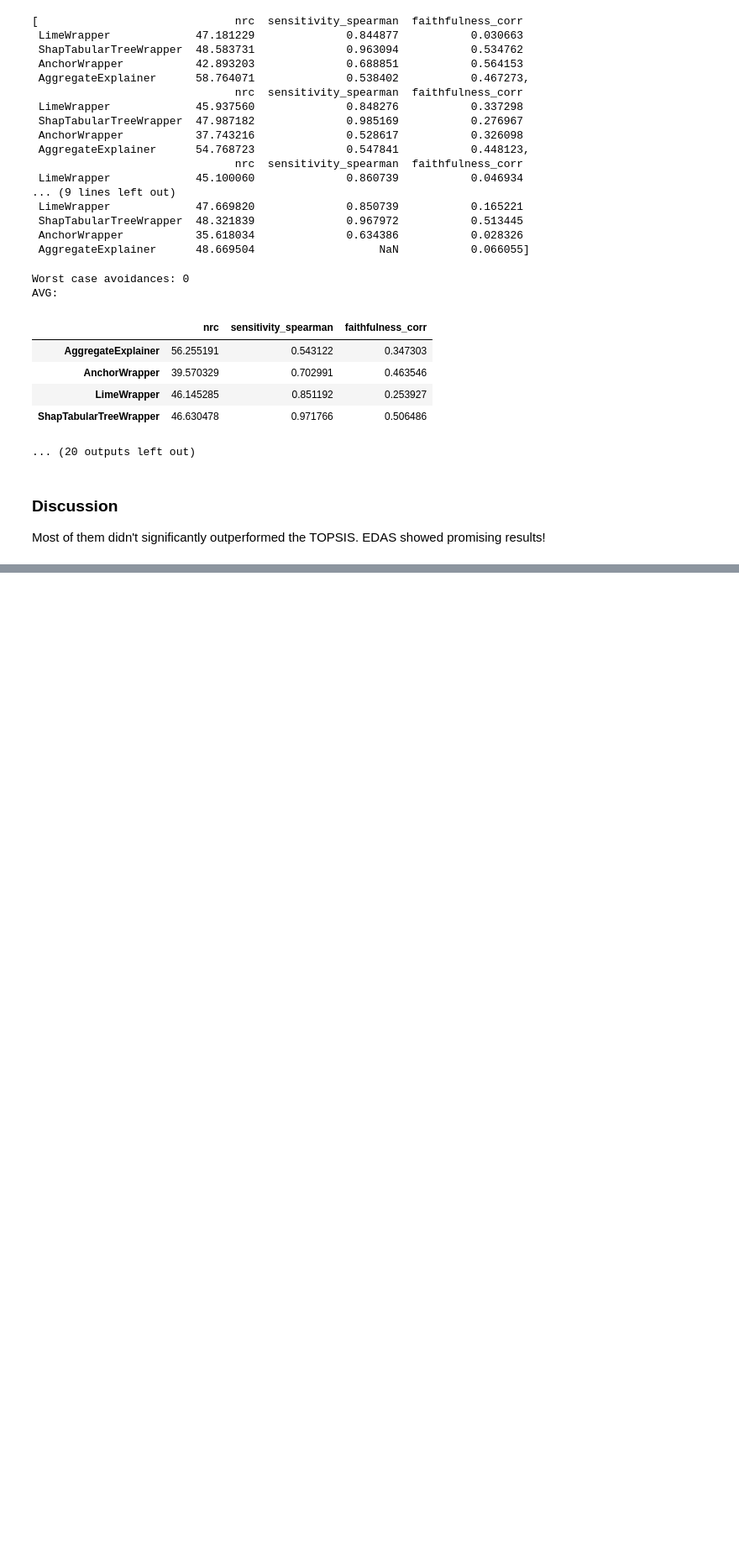
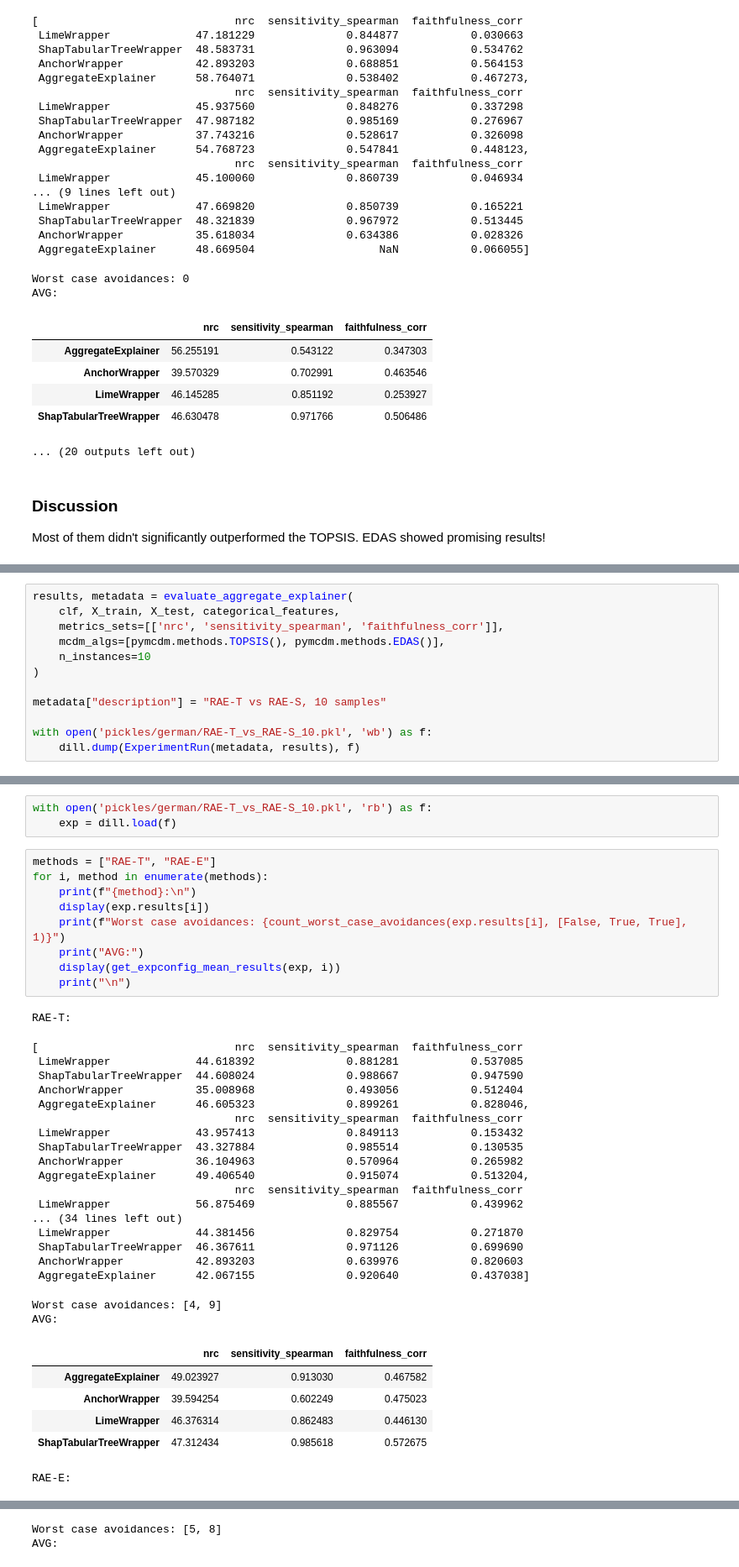
Before and after one commit to hiaac-finance/xai_aggregation, a Jupyter notebook: experiments/EXP_german_dataset.ipynb, the cells around one changed output, grey strips where cells are left out. Shown at 84% size. Saved outputs shown, nothing was run; the diff lists cells and outputs as text; blank space fills up the shorter version.

```diff
--- a/experiments/EXP_german_dataset.ipynb
+++ b/experiments/EXP_german_dataset.ipynb
@@ -546,0 +649,12 @@ Most of them didn't significantly outperformed the TOPSIS. EDAS showed promising
+# %%
+results, metadata = evaluate_aggregate_explainer(
+    clf, X_train, X_test, categorical_features,
+    metrics_sets=[['nrc', 'sensitivity_spearman', 'faithfulness_corr']],
+    mcdm_algs=[pymcdm.methods.TOPSIS(), pymcdm.methods.EDAS()],
+    n_instances=10
+)
+
+metadata["description"] = "RAE-T vs RAE-S, 10 samples"
+
+with open('pickles/german/RAE-T_vs_RAE-S_10.pkl', 'wb') as f:
+    dill.dump(ExperimentRun(metadata, results), f)
@@ -546,0 +767,39 @@ Most of them didn't significantly outperformed the TOPSIS. EDAS showed promising
+# %%
+with open('pickles/german/RAE-T_vs_RAE-S_10.pkl', 'rb') as f:
+    exp = dill.load(f)
+# %%
+methods = ["RAE-T", "RAE-E"]
+for i, method in enumerate(methods):
+    print(f"{method}:\n")
+    display(exp.results[i])
+    print(f"Worst case avoidances: {count_worst_case_avoidances(exp.results[i], [False, True, True], 1)}")
+    print("AVG:")
+    display(get_expconfig_mean_results(exp, i))
+    print("\n")
+# %% [output]
+RAE-T:
+[                              nrc  sensitivity_spearman  faithfulness_corr
+ LimeWrapper             44.618392              0.881281           0.537085
+ ShapTabularTreeWrapper  44.608024              0.988667           0.947590
+ AnchorWrapper           35.008968              0.493056           0.512404
+ AggregateExplainer      46.605323              0.899261           0.828046,
+                               nrc  sensitivity_spearman  faithfulness_corr
+ LimeWrapper             43.957413              0.849113           0.153432
+ ShapTabularTreeWrapper  43.327884              0.985514           0.130535
+ AnchorWrapper           36.104963              0.570964           0.265982
+ AggregateExplainer      49.406540              0.915074           0.513204,
+                               nrc  sensitivity_spearman  faithfulness_corr
+ LimeWrapper             56.875469              0.885567           0.439962
+... (34 lines left out)
+ LimeWrapper             44.381456              0.829754           0.271870
+ ShapTabularTreeWrapper  46.367611              0.971126           0.699690
+ AnchorWrapper           42.893203              0.639976           0.820603
+ AggregateExplainer      42.067155              0.920640           0.437038]
+Worst case avoidances: [4, 9]
+AVG:
+|  | nrc | sensitivity_spearman | faithfulness_corr |
+| AggregateExplainer | 49.023927 | 0.913030 | 0.467582 |
+| AnchorWrapper | 39.594254 | 0.602249 | 0.475023 |
+| LimeWrapper | 46.376314 | 0.862483 | 0.446130 |
+| ShapTabularTreeWrapper | 47.312434 | 0.985618 | 0.572675 |
+RAE-E:
@@ -546,0 +823,2 @@ Most of them didn't significantly outperformed the TOPSIS. EDAS showed promising
+Worst case avoidances: [5, 8]
+AVG:
```
Also changed, not shown: parts of 13 cells of this notebook, 13 other files.
